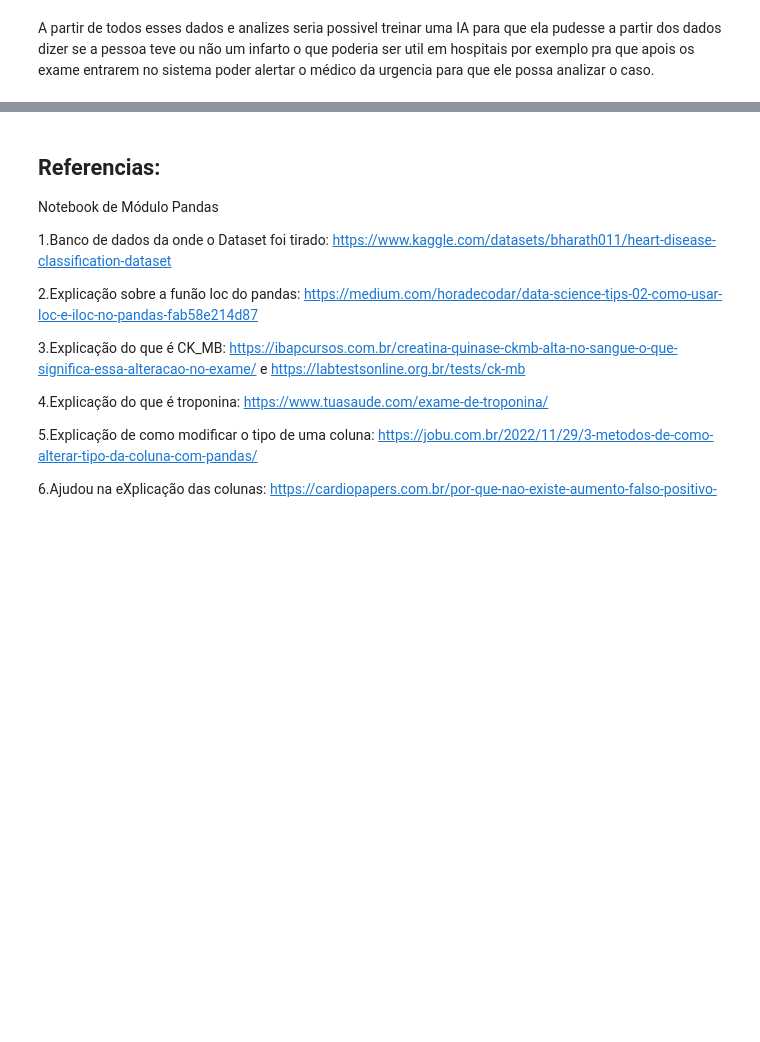
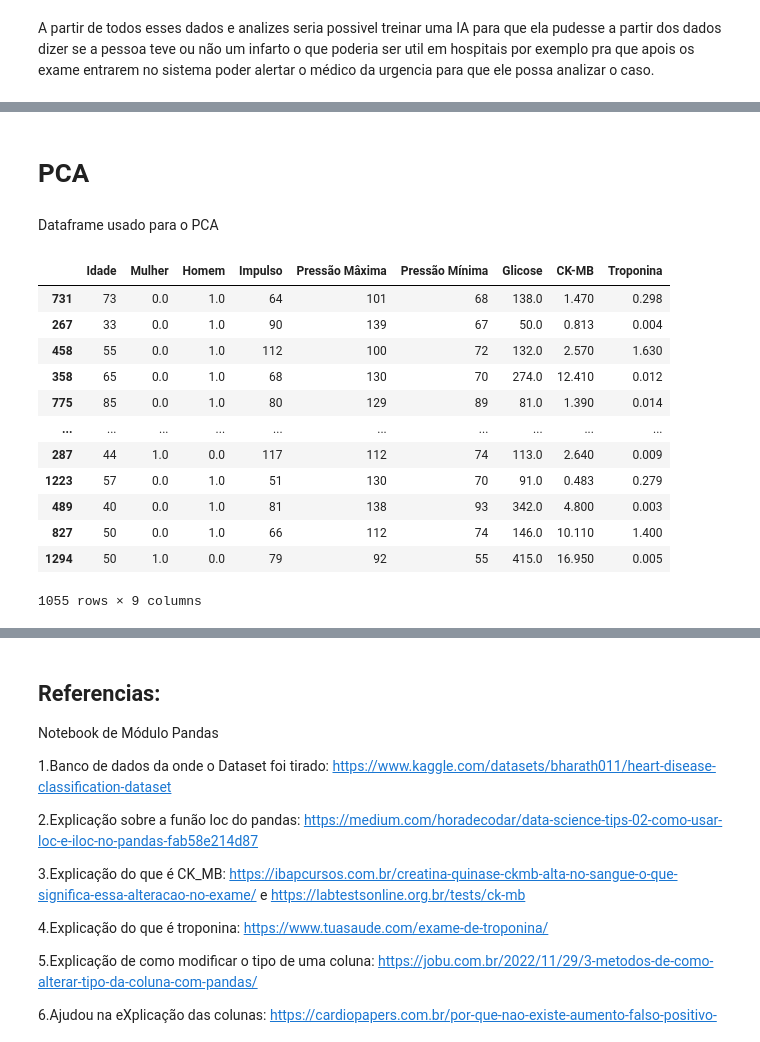
Before and after one commit to KayllanyLara/androlenda, a Jupyter notebook: Trabalho Final.ipynb, the cells around one changed output, grey strips where cells are left out. Saved outputs shown, nothing was run; the diff lists cells and outputs as text; code cells hidden in the pictures; blank space fills up the shorter version.

```diff
--- a/Trabalho Final.ipynb
+++ b/Trabalho Final.ipynb
@@ -272,0 +398,20 @@ sns.heatmap(Data_conf, annot=True, annot_kws={"size": 16})
+# %% [markdown]
+# PCA
+# %% [markdown]
+Dataframe usado para o PCA
+# %%
+Xtr
+# %% [output]
+|  | Idade | Mulher | Homem | Impulso | Pressão Mâxima | Pressão Mínima | Glicose | CK-MB | Troponina |
+| 731 | 73 | 0.0 | 1.0 | 64 | 101 | 68 | 138.0 | 1.470 | 0.298 |
+| 267 | 33 | 0.0 | 1.0 | 90 | 139 | 67 | 50.0 | 0.813 | 0.004 |
+| 458 | 55 | 0.0 | 1.0 | 112 | 100 | 72 | 132.0 | 2.570 | 1.630 |
+| 358 | 65 | 0.0 | 1.0 | 68 | 130 | 70 | 274.0 | 12.410 | 0.012 |
+| 775 | 85 | 0.0 | 1.0 | 80 | 129 | 89 | 81.0 | 1.390 | 0.014 |
+| ... | ... | ... | ... | ... | ... | ... | ... | ... | ... |
+| 287 | 44 | 1.0 | 0.0 | 117 | 112 | 74 | 113.0 | 2.640 | 0.009 |
+| 1223 | 57 | 0.0 | 1.0 | 51 | 130 | 70 | 91.0 | 0.483 | 0.279 |
+| 489 | 40 | 0.0 | 1.0 | 81 | 138 | 93 | 342.0 | 4.800 | 0.003 |
+| 827 | 50 | 0.0 | 1.0 | 66 | 112 | 74 | 146.0 | 10.110 | 1.400 |
+| 1294 | 50 | 1.0 | 0.0 | 79 | 92 | 55 | 415.0 | 16.950 | 0.005 |
+1055 rows × 9 columns
```
Also changed, not shown: parts of 35 cells of this notebook.
